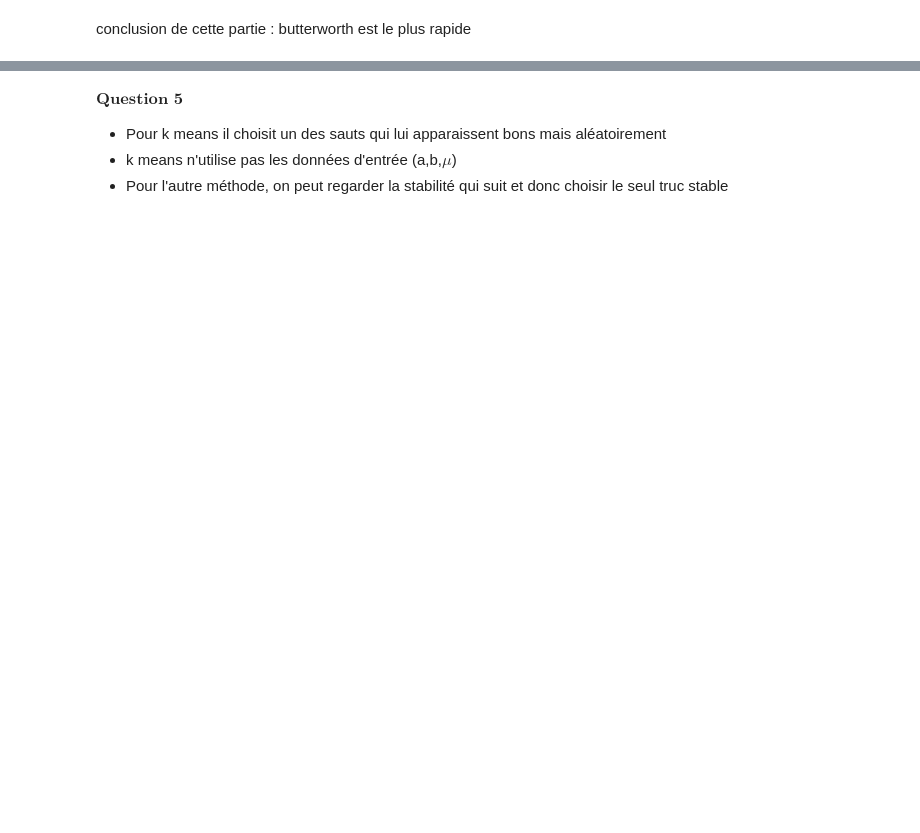
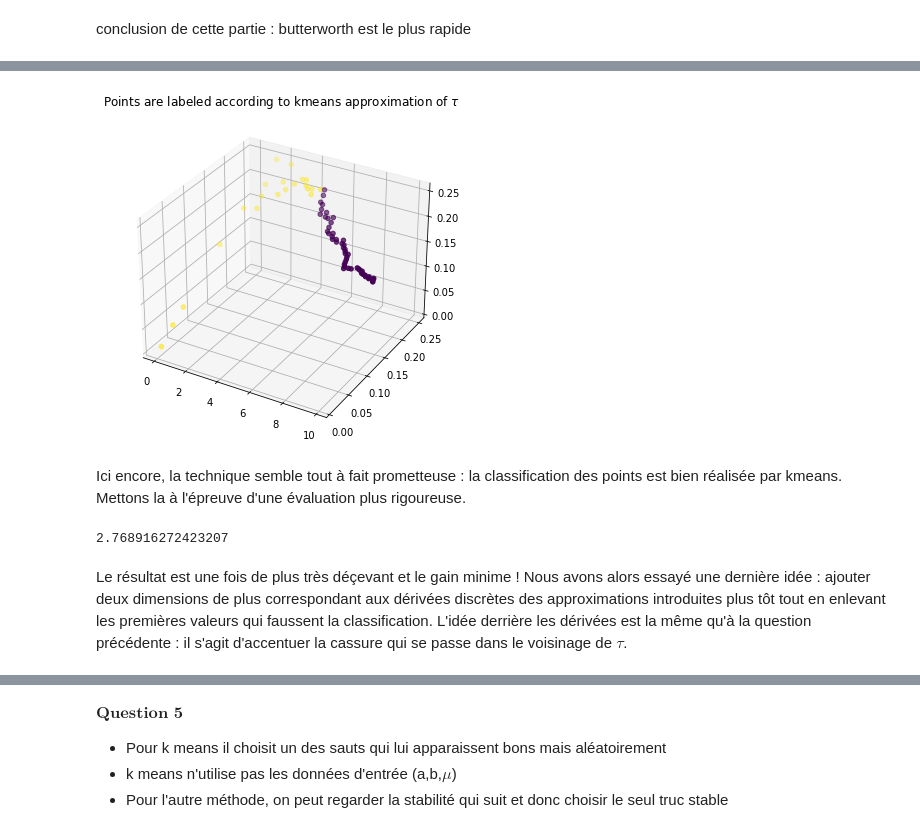
Before and after one commit to Qzaac/MACS207b, a Jupyter notebook: filtrage_macs207b.ipynb, the cells around one changed output, grey strips where cells are left out. Saved outputs shown, nothing was run; the diff lists cells and outputs as text; code cells hidden in the pictures; blank space fills up the shorter version.

```diff
--- a/filtrage_macs207b.ipynb
+++ b/filtrage_macs207b.ipynb
@@ -410,0 +541,17 @@ plotN(tau, Tas, Tbs, end, kmeans_estimate = (T[p.sum()-1], T[p.sum()]))
+# %%
+seed = 42
+rng = np.random.RandomState(seed)
+
+kmeans = KMeans(n_clusters=2, n_init=10, init='k-means++', random_state = rng).fit(points)
+pred = kmeans.predict(points)
+p = abs((1-pred[0])-pred)
+
+fig = plt.figure(figsize=(6,6))
+ax = fig.add_subplot(projection='3d')
+ax.scatter(points.T[0], points.T[1], points.T[2], c=p)
+plt.title(rf"Points are labeled according to kmeans approximation of $\tau$", fontsize = 12)
+plt.show()
+# %% [output]
+[figure, added]
+# %% [markdown]
+Ici encore, la technique semble tout à fait prometteuse : la classification des points est bien réalisée par kmeans. Mettons la à l'épreuve d'une évaluation plus rigoureuse.
@@ -410,0 +573,11 @@ plotN(tau, Tas, Tbs, end, kmeans_estimate = (T[p.sum()-1], T[p.sum()]))
+# %%
+seed = 42
+rng = np.random.RandomState(seed)
+a = 5
+b = 10
+
+evaluate_3D_kmeans(1000, a, b, rng = rng)
+# %% [output]
+2.768916272423207
+# %% [markdown]
+Le résultat est une fois de plus très déçevant et le gain minime ! Nous avons alors essayé une dernière idée : ajouter deux dimensions de plus correspondant aux dérivées discrètes des approximations introduites plus tôt tout en enlevant les premières valeurs qui faussent la classification. L'idée derrière les dérivées est la même qu'à la question précédente : il s'agit d'accentuer la cassure qui se passe dans le voisinage de $\tau$.
```
Also changed, not shown: parts of 39 cells of this notebook.
